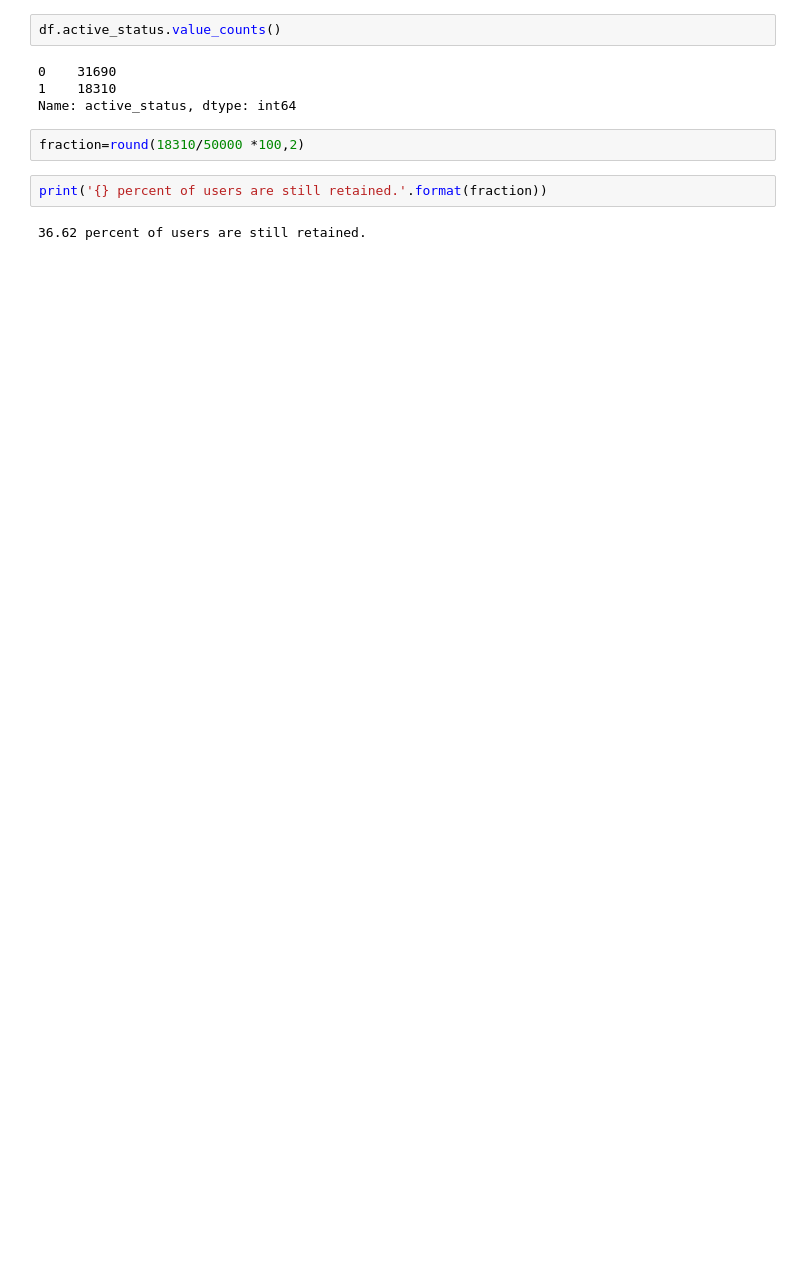
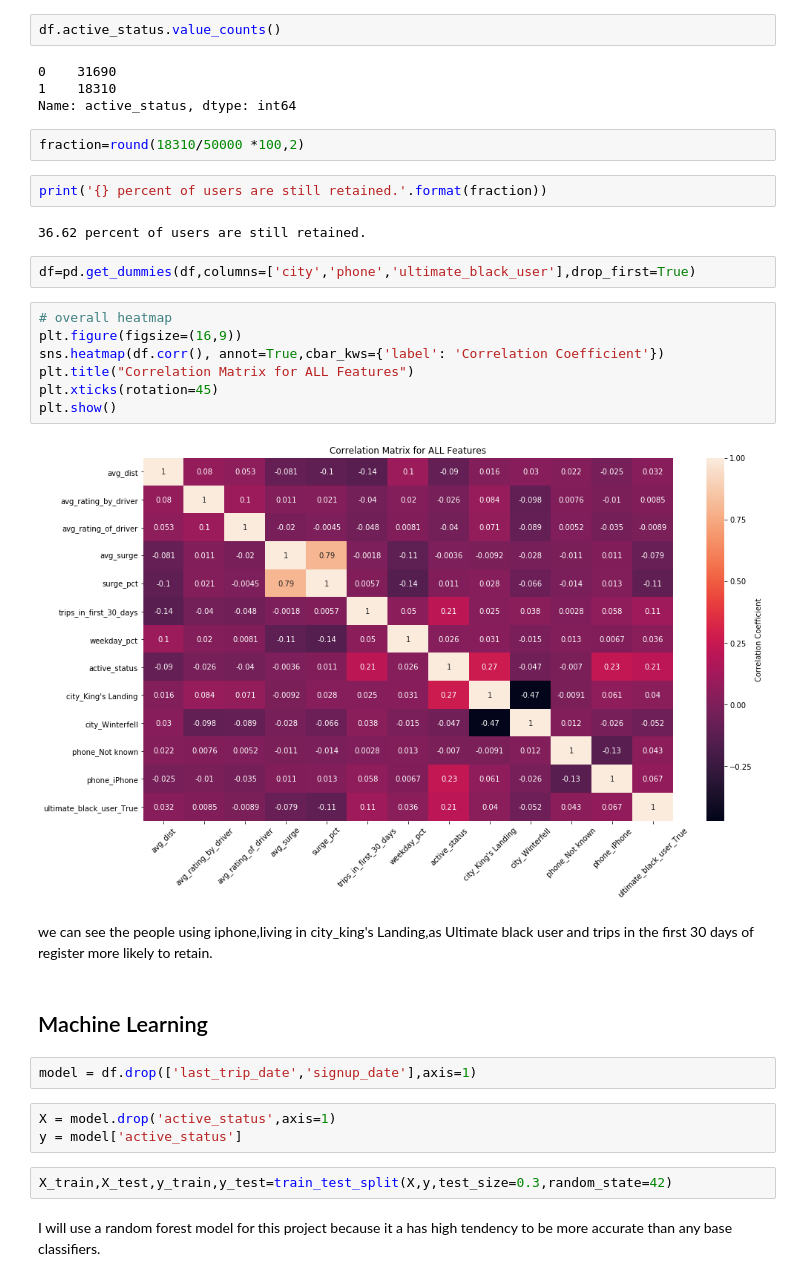
Before and after one commit to ruicao87/Take-home-challenge, a Jupyter notebook: ultimate_challenge/take home challenge - ultimate.ipynb, the cells around one changed output. Cells and saved outputs as stored; diff of their text form; blank space fills up the shorter version.

```diff
--- a/ultimate_challenge/take home challenge - ultimate.ipynb
+++ b/ultimate_challenge/take home challenge - ultimate.ipynb
@@ -260,3 +300,27 @@ fraction=round(18310/50000 *100,2)
 print('{} percent of users are still retained.'.format(fraction))
 # %% [output]
 36.62 percent of users are still retained.
+# %%
+df=pd.get_dummies(df,columns=['city','phone','ultimate_black_user'],drop_first=True)
+# %%
+# overall heatmap
+plt.figure(figsize=(16,9))
+sns.heatmap(df.corr(), annot=True,cbar_kws={'label': 'Correlation Coefficient'})
+plt.title("Correlation Matrix for ALL Features")
+plt.xticks(rotation=45)
+plt.show()
+# %% [output]
+[figure, added]
+# %% [markdown]
+we can see the people using iphone,living in city_king's Landing,as Ultimate black user and trips in the first 30 days of register more likely to retain.
+# %% [markdown]
+## Machine Learning
+# %%
+model = df.drop(['last_trip_date','signup_date'],axis=1)
+# %%
+X = model.drop('active_status',axis=1)
+y = model['active_status']
+# %%
+X_train,X_test,y_train,y_test=train_test_split(X,y,test_size=0.3,random_state=42)
+# %% [markdown]
+I will use a random forest model for this project because it a has high tendency to be more accurate than any base classifiers.
```
Also changed, not shown: parts of 26 cells of this notebook.
